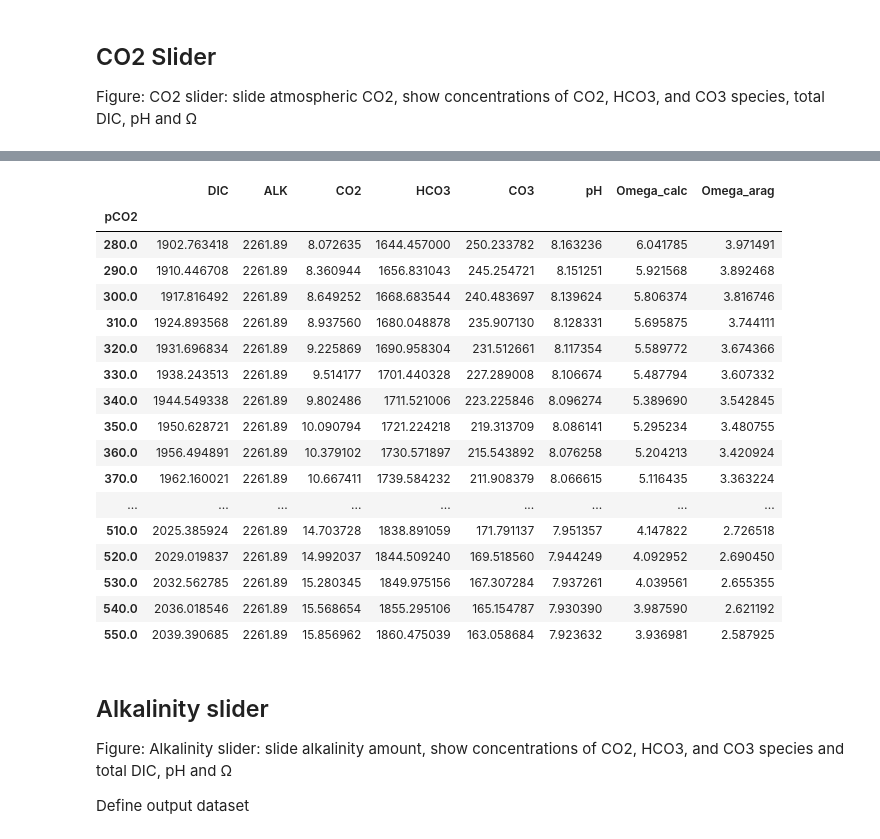
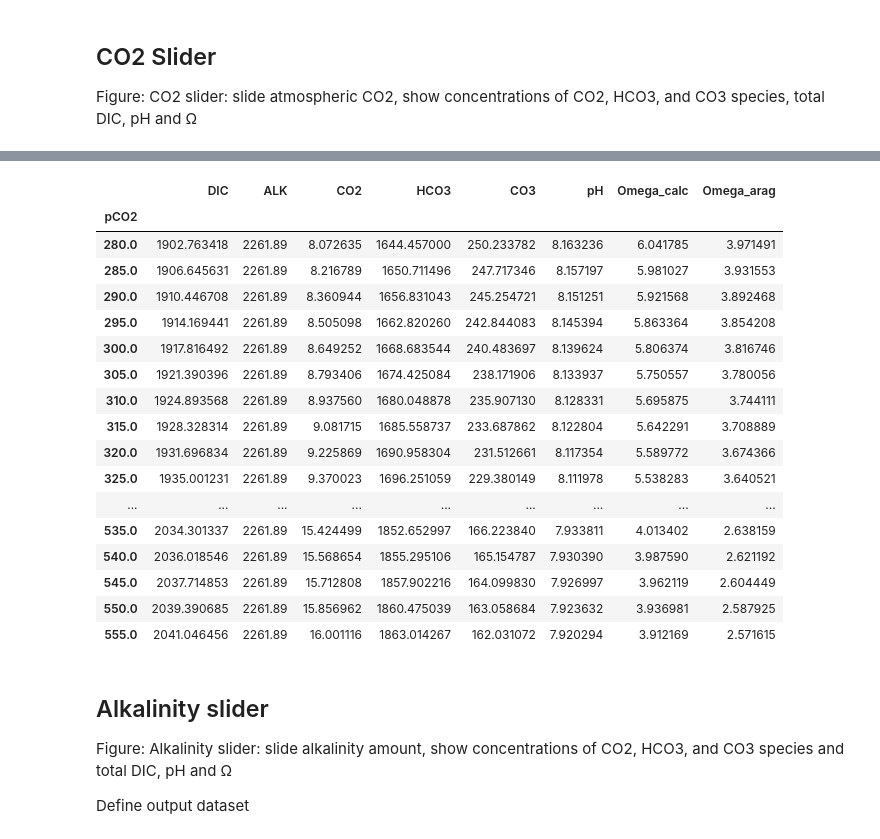
Before and after one commit to CWorthy-ocean/Ocean-CDR-Explorer, a Jupyter notebook: notebooks/carbonate_chemistry_figure_data.ipynb, the cells around one changed output, grey strips where cells are left out. Saved outputs shown, nothing was run; the diff lists cells and outputs as text; code cells hidden in the pictures.

```diff
--- a/notebooks/carbonate_chemistry_figure_data.ipynb
+++ b/notebooks/carbonate_chemistry_figure_data.ipynb
@@ -109,11 +109,12 @@ def csys_renamer(result):
 
 Figure: CO2 slider: slide atmospheric CO2, show concentrations of CO2, HCO3, and CO3 species, total DIC, pH and Ω
 # %%
+%%time
 alk = ocn_state['ALK'] # µmol/kg
 
 # conditions that vary
 index_keys = ['pCO2']
-pco2_range = np.arange(280.0, 560.0, 10.)
+pco2_range = np.arange(280.0, 560.0, 5.)
 
 # results to save in the table
 result_keys = [
@@ -151,18 +154,18 @@ df
 |  | DIC | ALK | CO2 | HCO3 | CO3 | pH | Omega_calc | Omega_arag |
 | pCO2 |  |  |  |  |  |  |  |  |
 | 280.0 | 1902.763418 | 2261.89 | 8.072635 | 1644.457000 | 250.233782 | 8.163236 | 6.041785 | 3.971491 |
+| 285.0 | 1906.645631 | 2261.89 | 8.216789 | 1650.711496 | 247.717346 | 8.157197 | 5.981027 | 3.931553 |
 | 290.0 | 1910.446708 | 2261.89 | 8.360944 | 1656.831043 | 245.254721 | 8.151251 | 5.921568 | 3.892468 |
+| 295.0 | 1914.169441 | 2261.89 | 8.505098 | 1662.820260 | 242.844083 | 8.145394 | 5.863364 | 3.854208 |
 | 300.0 | 1917.816492 | 2261.89 | 8.649252 | 1668.683544 | 240.483697 | 8.139624 | 5.806374 | 3.816746 |
+| 305.0 | 1921.390396 | 2261.89 | 8.793406 | 1674.425084 | 238.171906 | 8.133937 | 5.750557 | 3.780056 |
 | 310.0 | 1924.893568 | 2261.89 | 8.937560 | 1680.048878 | 235.907130 | 8.128331 | 5.695875 | 3.744111 |
+| 315.0 | 1928.328314 | 2261.89 | 9.081715 | 1685.558737 | 233.687862 | 8.122804 | 5.642291 | 3.708889 |
 | 320.0 | 1931.696834 | 2261.89 | 9.225869 | 1690.958304 | 231.512661 | 8.117354 | 5.589772 | 3.674366 |
-| 330.0 | 1938.243513 | 2261.89 | 9.514177 | 1701.440328 | 227.289008 | 8.106674 | 5.487794 | 3.607332 |
-| 340.0 | 1944.549338 | 2261.89 | 9.802486 | 1711.521006 | 223.225846 | 8.096274 | 5.389690 | 3.542845 |
-| 350.0 | 1950.628721 | 2261.89 | 10.090794 | 1721.224218 | 219.313709 | 8.086141 | 5.295234 | 3.480755 |
-| 360.0 | 1956.494891 | 2261.89 | 10.379102 | 1730.571897 | 215.543892 | 8.076258 | 5.204213 | 3.420924 |
-| 370.0 | 1962.160021 | 2261.89 | 10.667411 | 1739.584232 | 211.908379 | 8.066615 | 5.116435 | 3.363224 |
+| 325.0 | 1935.001231 | 2261.89 | 9.370023 | 1696.251059 | 229.380149 | 8.111978 | 5.538283 | 3.640521 |
 | ... | ... | ... | ... | ... | ... | ... | ... | ... |
-| 510.0 | 2025.385924 | 2261.89 | 14.703728 | 1838.891059 | 171.791137 | 7.951357 | 4.147822 | 2.726518 |
-| 520.0 | 2029.019837 | 2261.89 | 14.992037 | 1844.509240 | 169.518560 | 7.944249 | 4.092952 | 2.690450 |
-| 530.0 | 2032.562785 | 2261.89 | 15.280345 | 1849.975156 | 167.307284 | 7.937261 | 4.039561 | 2.655355 |
+| 535.0 | 2034.301337 | 2261.89 | 15.424499 | 1852.652997 | 166.223840 | 7.933811 | 4.013402 | 2.638159 |
 | 540.0 | 2036.018546 | 2261.89 | 15.568654 | 1855.295106 | 165.154787 | 7.930390 | 3.987590 | 2.621192 |
+| 545.0 | 2037.714853 | 2261.89 | 15.712808 | 1857.902216 | 164.099830 | 7.926997 | 3.962119 | 2.604449 |
 | 550.0 | 2039.390685 | 2261.89 | 15.856962 | 1860.475039 | 163.058684 | 7.923632 | 3.936981 | 2.587925 |
+| 555.0 | 2041.046456 | 2261.89 | 16.001116 | 1863.014267 | 162.031072 | 7.920294 | 3.912169 | 2.571615 |
```
Also changed, not shown: parts of 3 cells of this notebook, 1 other file.
